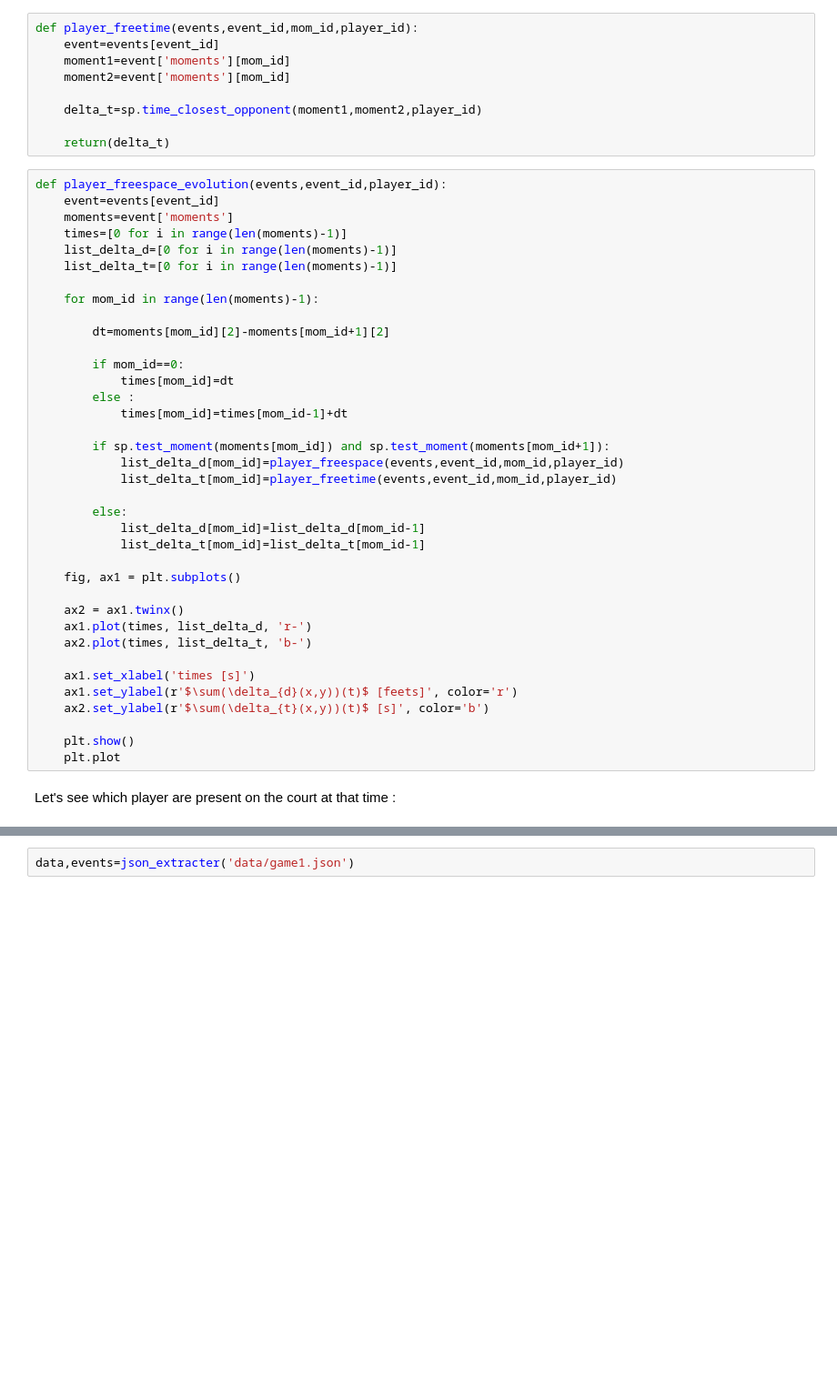
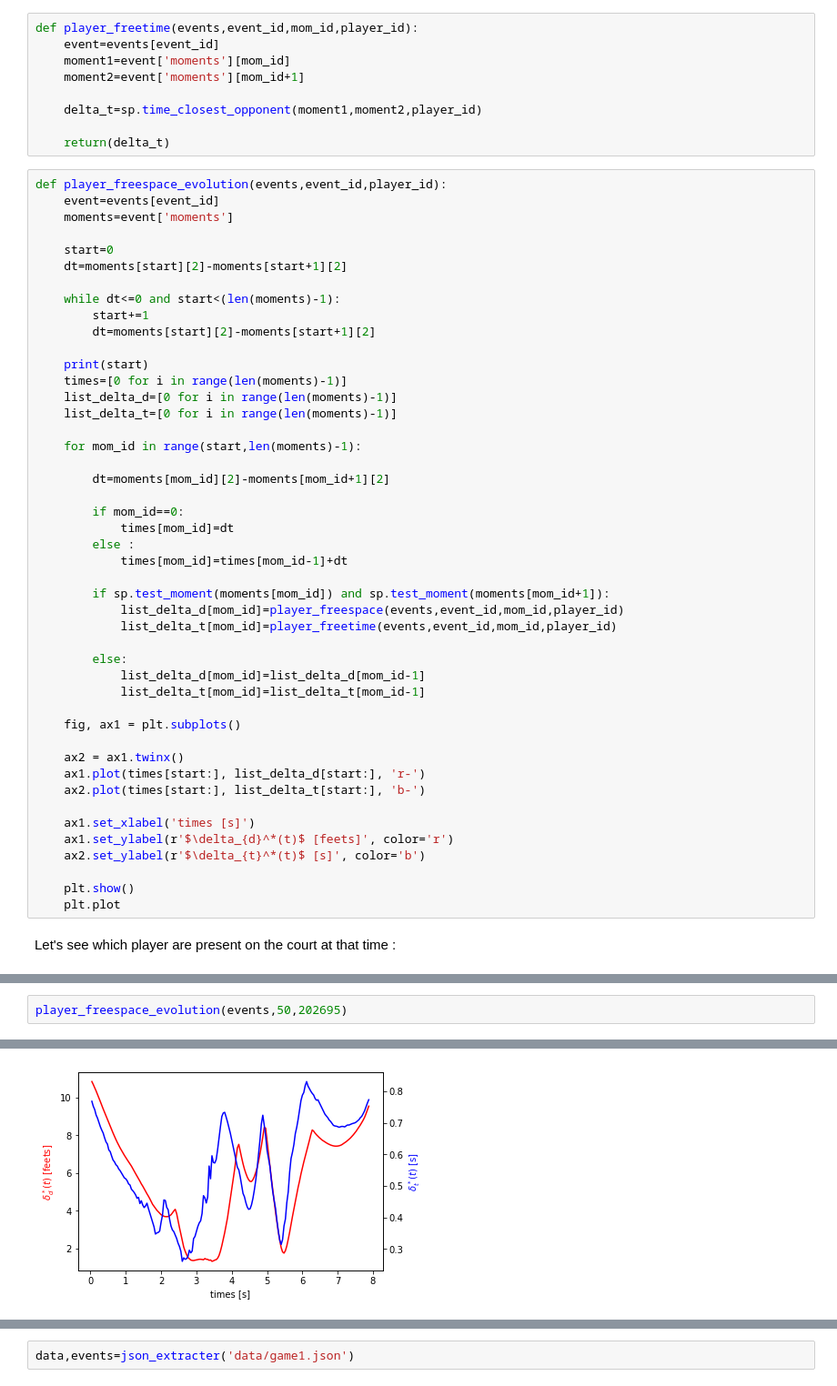
Before and after one commit to AmigoCap/MecaSportCo, a Jupyter notebook: 3_Comparison_of_ways_to_quantify_free_space.ipynb, the cells around one changed output, grey strips where cells are left out. Shown at 91% size. Cells and saved outputs as stored; diff of their text form; blank space fills up the shorter version.

```diff
--- a/3_Comparison_of_ways_to_quantify_free_space.ipynb
+++ b/3_Comparison_of_ways_to_quantify_free_space.ipynb
@@ -151,7 +145,7 @@ def player_freespace(events,event_id,mom_id,player_id):
 def player_freetime(events,event_id,mom_id,player_id):
     event=events[event_id]
     moment1=event['moments'][mom_id]
-    moment2=event['moments'][mom_id]
+    moment2=event['moments'][mom_id+1]
 
     delta_t=sp.time_closest_opponent(moment1,moment2,player_id)
 
@@ -160,11 +154,20 @@ def player_freetime(events,event_id,mom_id,player_id):
 def player_freespace_evolution(events,event_id,player_id):
     event=events[event_id]
     moments=event['moments']
+
+    start=0
+    dt=moments[start][2]-moments[start+1][2]
+
+    while dt<=0 and start<(len(moments)-1):
+        start+=1
+        dt=moments[start][2]-moments[start+1][2]
+
+    print(start)
     times=[0 for i in range(len(moments)-1)]
     list_delta_d=[0 for i in range(len(moments)-1)]
     list_delta_t=[0 for i in range(len(moments)-1)]
 
-    for mom_id in range(len(moments)-1):
+    for mom_id in range(start,len(moments)-1):
 
         dt=moments[mom_id][2]-moments[mom_id+1][2]
 
@@ -184,12 +187,12 @@ def player_freespace_evolution(events,event_id,player_id):
     fig, ax1 = plt.subplots()
 
     ax2 = ax1.twinx()
-    ax1.plot(times, list_delta_d, 'r-')
-    ax2.plot(times, list_delta_t, 'b-')
+    ax1.plot(times[start:], list_delta_d[start:], 'r-')
+    ax2.plot(times[start:], list_delta_t[start:], 'b-')
 
     ax1.set_xlabel('times [s]')
-    ax1.set_ylabel(r'$\sum(\delta_{d}(x,y))(t)$ [feets]', color='r')
-    ax2.set_ylabel(r'$\sum(\delta_{t}(x,y))(t)$ [s]', color='b')
+    ax1.set_ylabel(r'$\delta_{d}^*(t)$ [feets]', color='r')
+    ax2.set_ylabel(r'$\delta_{t}^*(t)$ [s]', color='b')
 
     plt.show()
     plt.plot
@@ -205,0 +234,3 @@ players_on_the_court(events[50])
+# %%
+player_freespace_evolution(events,50,202695)
+# %% [output]
@@ -206 +238,2 @@ players_on_the_court(events[50])
+[figure, added]
 # %% [markdown]
```
Also changed, not shown: parts of 16 cells of this notebook, 1 other file.
